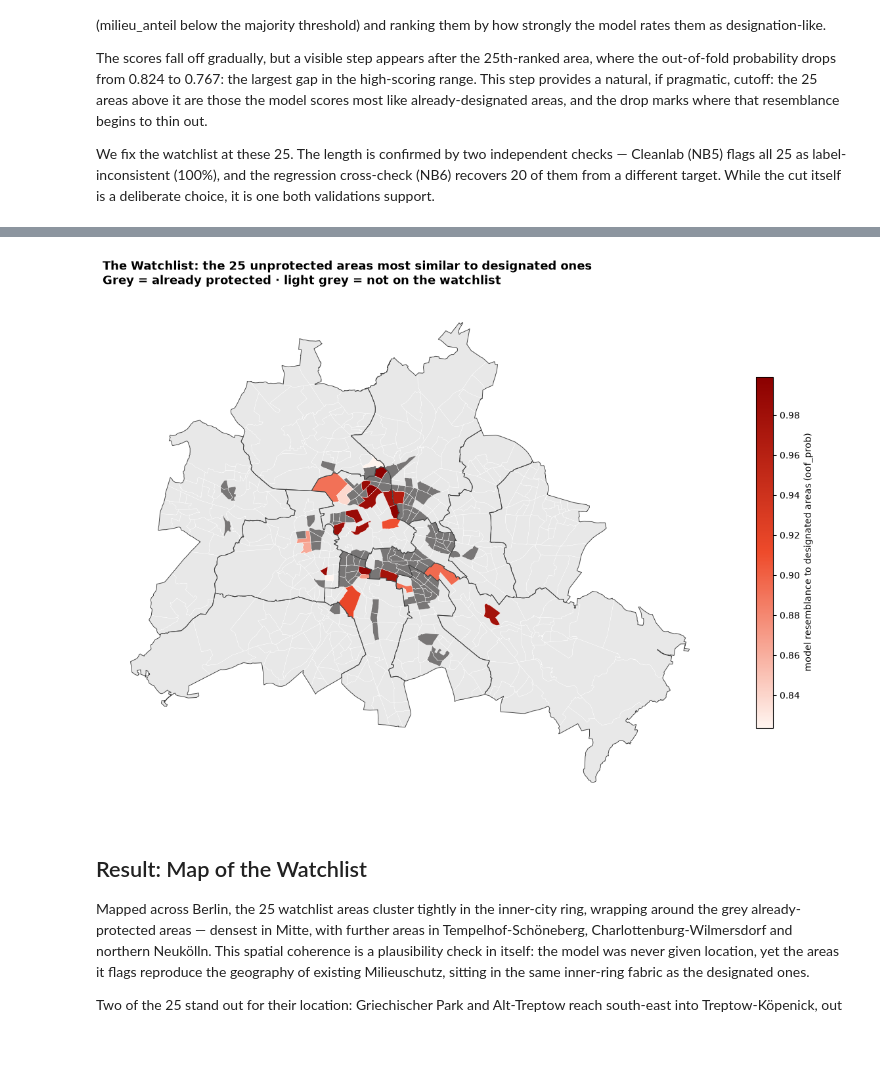
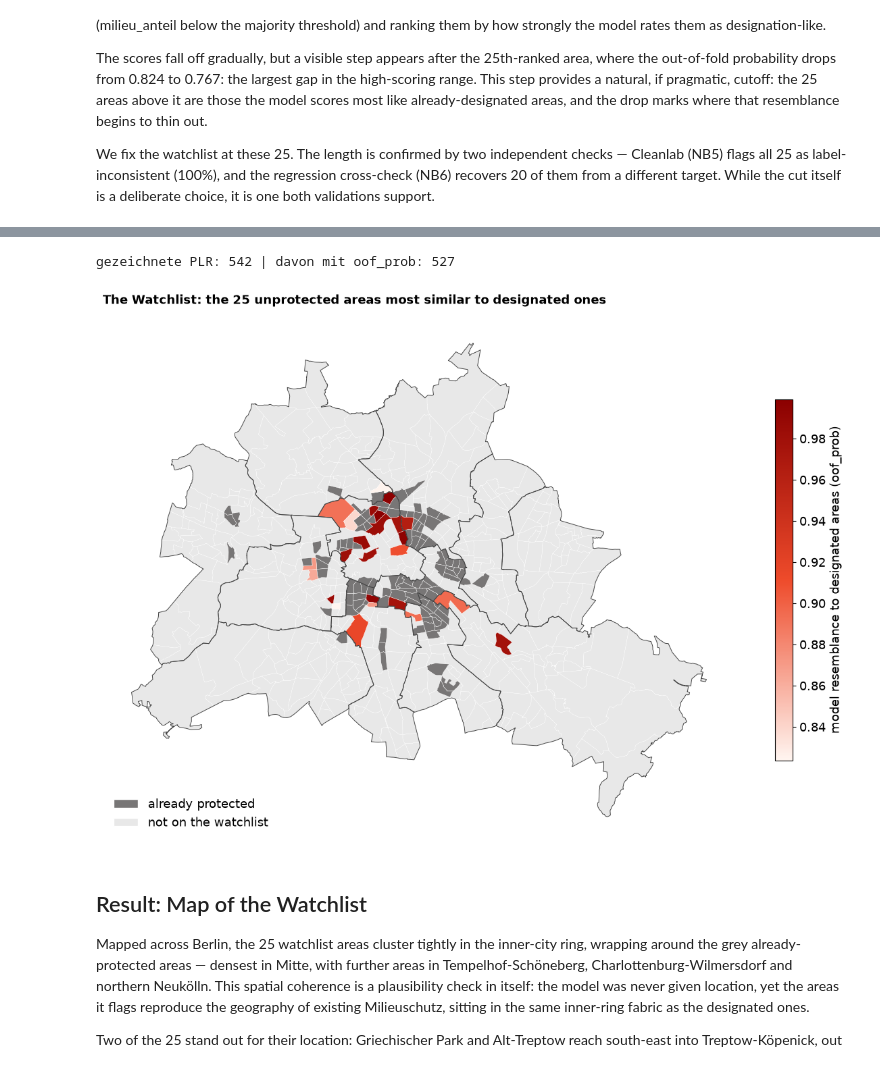
Before and after one commit to mshlg/capstone-kiezkeeper, a Jupyter notebook: notebooks/Module2_classification/NB3_Watchlist.ipynb, the cells around one changed output, grey strips where cells are left out. Saved outputs shown, nothing was run; the diff lists cells and outputs as text; code cells hidden in the pictures.

```diff
--- a/notebooks/Module2_classification/NB3_Watchlist.ipynb
+++ b/notebooks/Module2_classification/NB3_Watchlist.ipynb
@@ -221,42 +243,61 @@ bez
 
 exported 25 PLR -> M2_watchlist.csv
 # %%
-#plot the map — the 25-area watchlist
-#only the watchlist areas are coloured; all others stay neutral
+from matplotlib.patches import Patch
+from matplotlib.colors import LinearSegmentedColormap
+
+# --- Daten-Check: sind die 15 PLR ohne Werte mit drin? ---
+print("gezeichnete PLR:", len(plot_geo),
+      "| davon mit oof_prob:", plot_geo["oof_prob"].notna().sum())
+
 red_cmap = LinearSegmentedColormap.from_list("kiez_red", ["#FFF5F0", "#EE4B2B", "#8B0000"])
-
-wl_ids = set(watchlist["plr_id"])              # the watchlist areas
-is_wl  = plot_geo["plr_id"].isin(wl_ids)       # mask on the geometry frame
+wl_ids = set(watchlist["plr_id"])
+is_wl  = plot_geo["plr_id"].isin(wl_ids)
 
 fig, ax = plt.subplots(figsize=(12, 11))
 
-#layer 1: all PLR as light grey base
+# Layer 1: alle PLR als heller Grau-Grund
 plot_geo.plot(ax=ax, color="#e8e8e8", edgecolor="white", linewidth=0.3)
 
-#layer 2: designated PLR in a distinct neutral (already protected)
+# Layer 2: designierte PLR in neutralem Dunkelgrau (bereits geschützt)
 plot_geo[plot_geo["y_true"] == 1].plot(
     ax=ax, color="#787676", edgecolor="white", linewidth=0.3
 )
 
-#layer 3: the watchlist areas, shaded by resemblance score
+# Layer 3: die 25 Watchlist-PLR, eingefärbt nach Resemblance-Score
 plot_geo[is_wl].plot(
     ax=ax, cmap=red_cmap, edgecolor="white", linewidth=0.3,
     legend=True, column="oof_prob",
-    legend_kwds={"label": "model resemblance to designated areas (oof_prob)", "shrink": 0.5}
+    legend_kwds={
+        "label": "model resemblance to designated areas (oof_prob)",
+        "shrink": 0.5,
+    },
 )
 
-#Bezirk outlines so the weak-fold districts are locatable
+# Bezirksgrenzen, damit der schwache Fold lokalisierbar ist
 gdf.dissolve("bez").boundary.plot(ax=ax, color="#444444", linewidth=0.7)
 
-ax.set_title("The Watchlist: the 25 unprotected areas most similar to designated ones\n"
-             "Grey = already protected · light grey = not on the watchlist",
+# Colorbar-Schrift auf 13 (Label + Ticks) — vertikal, also y-Label
+cbar_ax = fig.axes[-1]
+cbar_ax.set_ylabel("model resemblance to designated areas (oof_prob)", fontsize=13)
+cbar_ax.tick_params(labelsize=13)
+
+# kategoriale Legende INNERHALB der Karte (kollidiert nicht mit der Colorbar)
+handles = [
+    Patch(facecolor="#787676", edgecolor="white", label="already protected"),
+    Patch(facecolor="#e8e8e8", edgecolor="white", label="not on the watchlist"),
+]
+ax.legend(handles=handles, loc="lower left", frameon=False, fontsize=13)
+
+ax.set_title("The Watchlist: the 25 unprotected areas most similar to designated ones",
              fontsize=13, fontweight="bold", loc="left")
 ax.axis("off")
 plt.tight_layout()
 plt.savefig("../../plots/Module2/M2_watchlist_plot.png", dpi=200, bbox_inches="tight")
 plt.show()
 # %% [output]
+gezeichnete PLR: 542 | davon mit oof_prob: 527
-[figure, old version]
+[figure, new version]
 # %% [markdown]
 ## Result: Map of the Watchlist
 
```
Also changed, not shown: parts of 3 cells of this notebook, 2 other files.
